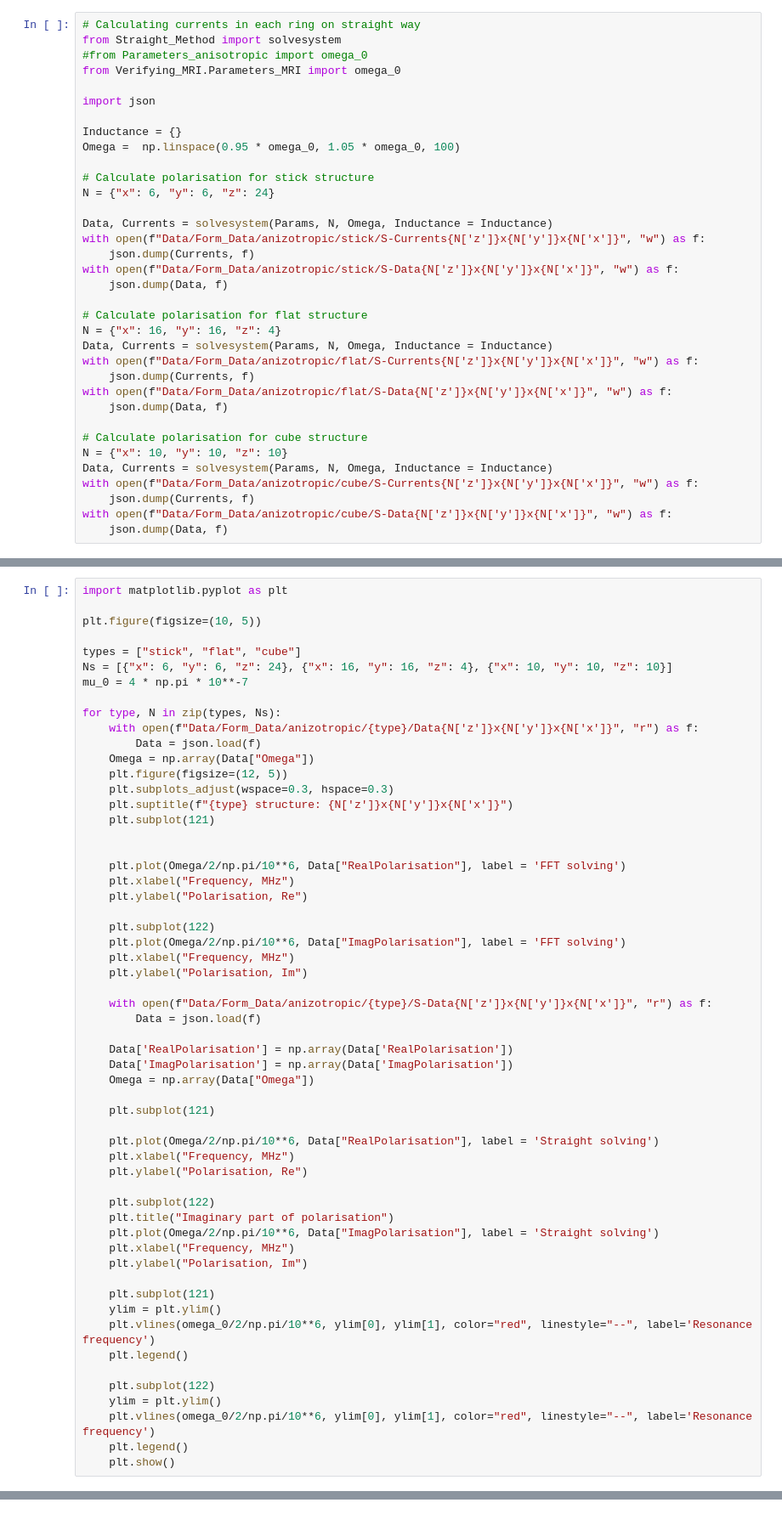
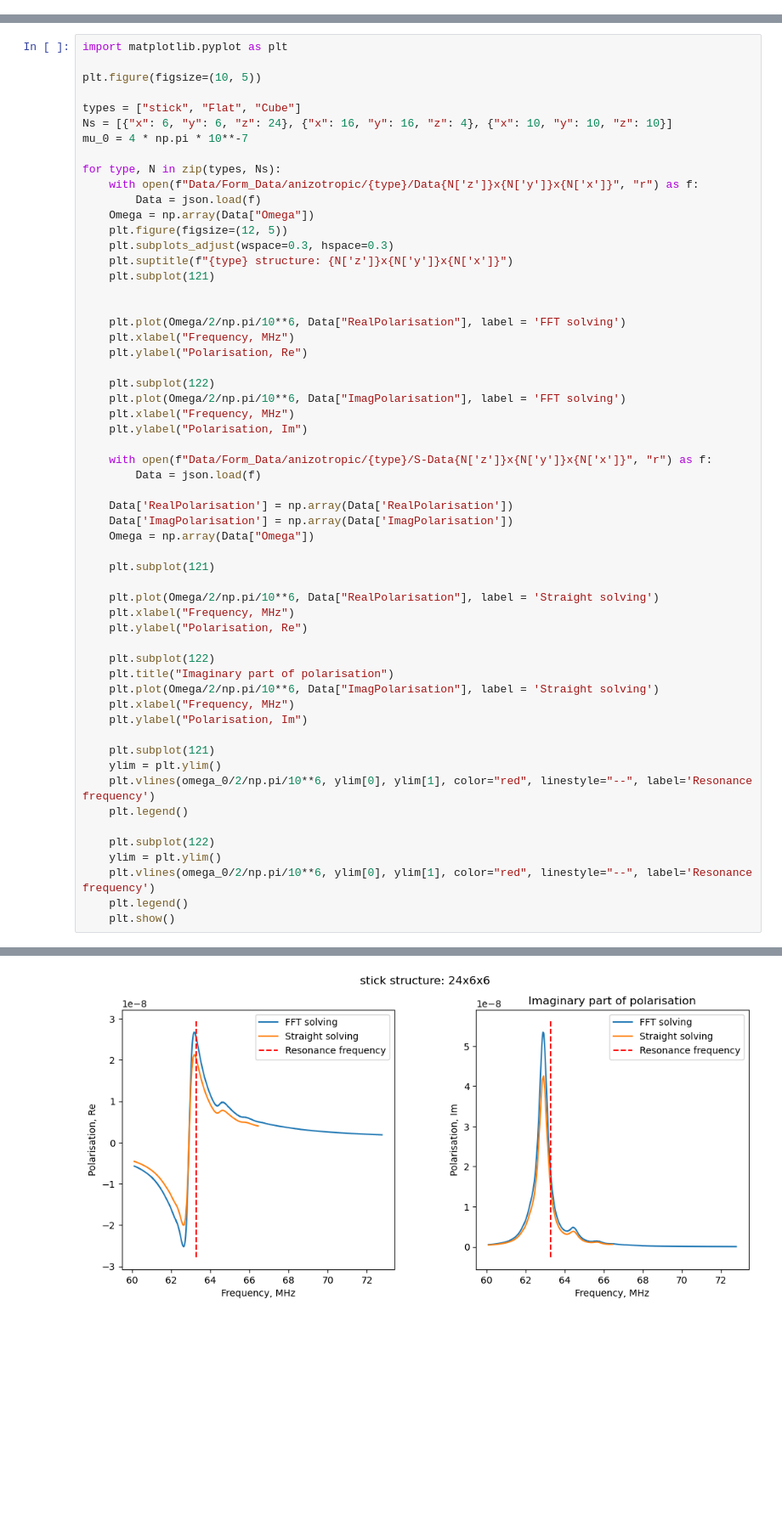
Before and after one commit to broshura/Discrete_Model_Of_Metamaterial_Lens, a Jupyter notebook: Code/Solving.ipynb, the cells around one changed output, grey strips where cells are left out. Shown at 85% size. Drawn from its saved outputs; the diff is of its cells as text; blank space fills up the shorter version.

```diff
--- a/Code/Solving.ipynb
+++ b/Code/Solving.ipynb
@@ -274,35 +74,0 @@ KeyError: 'Currents'
-# %%
-# Calculating currents in each ring on straight way
-from Straight_Method import solvesystem
-#from Parameters_anisotropic import omega_0
-from Verifying_MRI.Parameters_MRI import omega_0
-
-import json
-
-Inductance = {}
-Omega =  np.linspace(0.95 * omega_0, 1.05 * omega_0, 100)
-
-# Calculate polarisation for stick structure
-N = {"x": 6, "y": 6, "z": 24}
-
-Data, Currents = solvesystem(Params, N, Omega, Inductance = Inductance)
-with open(f"Data/Form_Data/anizotropic/stick/S-Currents{N['z']}x{N['y']}x{N['x']}", "w") as f:
-    json.dump(Currents, f)
-with open(f"Data/Form_Data/anizotropic/stick/S-Data{N['z']}x{N['y']}x{N['x']}", "w") as f:
-    json.dump(Data, f)
-
-# Calculate polarisation for flat structure
-N = {"x": 16, "y": 16, "z": 4}
-Data, Currents = solvesystem(Params, N, Omega, Inductance = Inductance)
-with open(f"Data/Form_Data/anizotropic/flat/S-Currents{N['z']}x{N['y']}x{N['x']}", "w") as f:
-    json.dump(Currents, f)
-with open(f"Data/Form_Data/anizotropic/flat/S-Data{N['z']}x{N['y']}x{N['x']}", "w") as f:
-    json.dump(Data, f)
-
-# Calculate polarisation for cube structure
-N = {"x": 10, "y": 10, "z": 10}
-Data, Currents = solvesystem(Params, N, Omega, Inductance = Inductance)
-with open(f"Data/Form_Data/anizotropic/cube/S-Currents{N['z']}x{N['y']}x{N['x']}", "w") as f:
-    json.dump(Currents, f)
-with open(f"Data/Form_Data/anizotropic/cube/S-Data{N['z']}x{N['y']}x{N['x']}", "w") as f:
-    json.dump(Data, f)
@@ -318,7 +164,7 @@ import matplotlib.pyplot as plt
 
 plt.figure(figsize=(10, 5))
 
-types = ["stick", "flat", "cube"]
+types = ["stick", "Flat", "Cube"]
 Ns = [{"x": 6, "y": 6, "z": 24}, {"x": 16, "y": 16, "z": 4}, {"x": 10, "y": 10, "z": 10}]
 mu_0 = 4 * np.pi * 10**-7
 
@@ -375,0 +221 @@ NameError: name 'pi' is not defined
+[figure, added]
```
Also changed, not shown: parts of 5 cells of this notebook, 4 other files.
